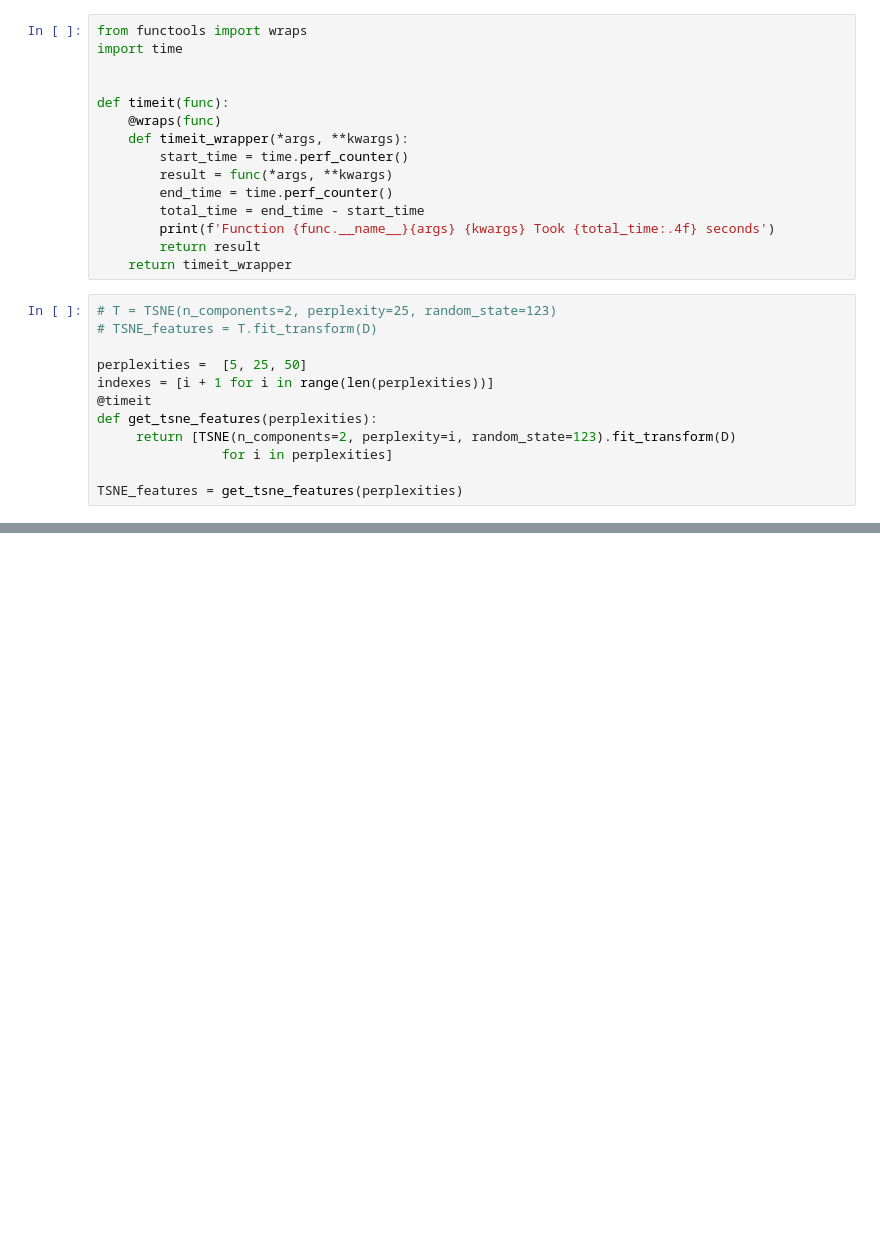
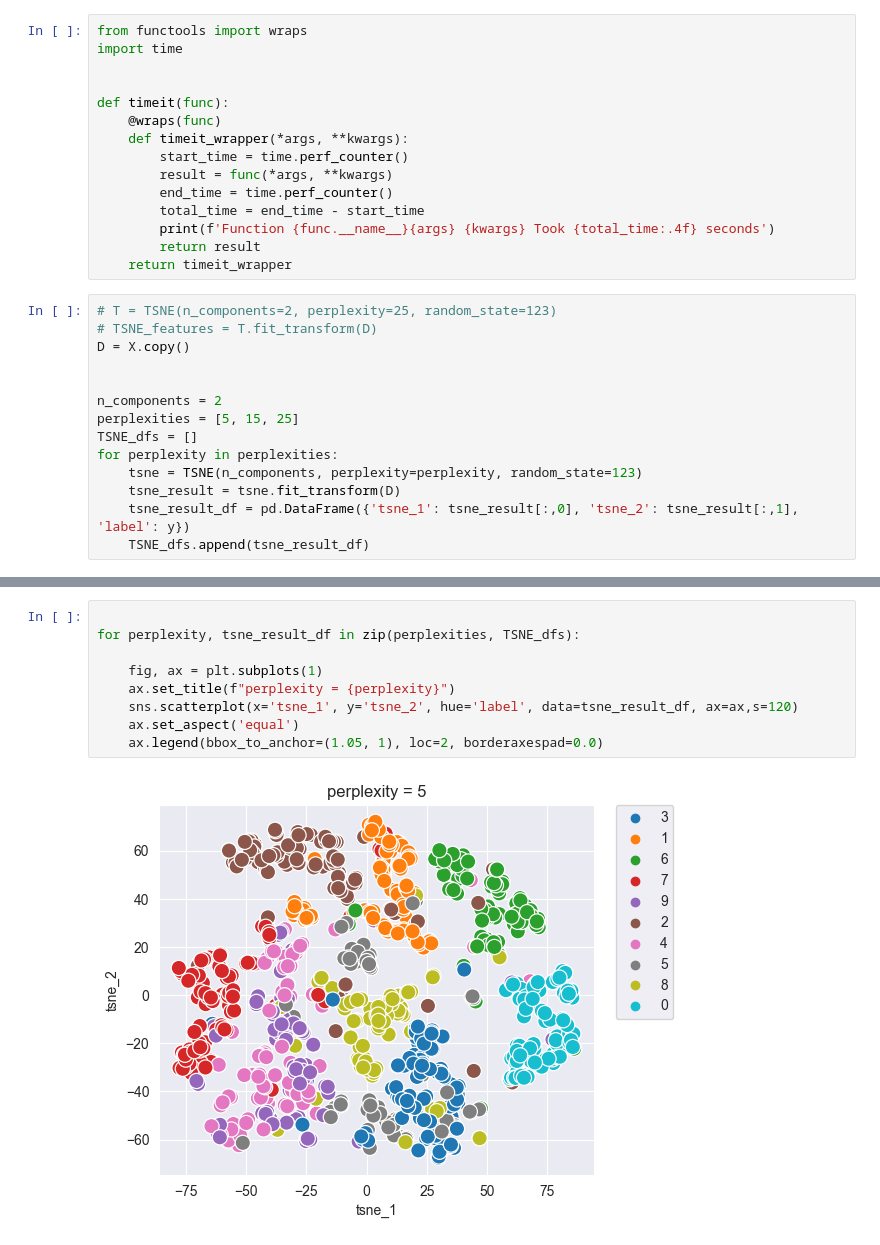
Before and after one commit to Proxypepe/Homework_Python, a Jupyter notebook: practice5/practice5.ipynb, the cells around one changed output, grey strips where cells are left out. Drawn from its saved outputs; the diff is of its cells as text; blank space fills up the shorter version.

```diff
--- a/practice5/practice5.ipynb
+++ b/practice5/practice5.ipynb
@@ -67,12 +39,14 @@ def timeit(func):
 # %%
 # T = TSNE(n_components=2, perplexity=25, random_state=123)
 # TSNE_features = T.fit_transform(D)
+D = X.copy()
 
-perplexities =  [5, 25, 50]
-indexes = [i + 1 for i in range(len(perplexities))]
-@timeit
-def get_tsne_features(perplexities):
-     return [TSNE(n_components=2, perplexity=i, random_state=123).fit_transform(D)
-                for i in perplexities]
 
-TSNE_features = get_tsne_features(perplexities)
+n_components = 2
+perplexities = [5, 15, 25]
+TSNE_dfs = []
+for perplexity in perplexities:
+    tsne = TSNE(n_components, perplexity=perplexity, random_state=123)
+    tsne_result = tsne.fit_transform(D)
+    tsne_result_df = pd.DataFrame({'tsne_1': tsne_result[:,0], 'tsne_2': tsne_result[:,1], 'label': y})
+    TSNE_dfs.append(tsne_result_df)
@@ -97,0 +53,11 @@ perplexity=50
+# %%
+
+for perplexity, tsne_result_df in zip(perplexities, TSNE_dfs):
+
+    fig, ax = plt.subplots(1)
+    ax.set_title(f"perplexity = {perplexity}")
+    sns.scatterplot(x='tsne_1', y='tsne_2', hue='label', data=tsne_result_df, ax=ax,s=120)
+    ax.set_aspect('equal')
+    ax.legend(bbox_to_anchor=(1.05, 1), loc=2, borderaxespad=0.0)
+# %% [output]
+[figure, added]
```
Also changed, not shown: parts of 12 cells of this notebook.
